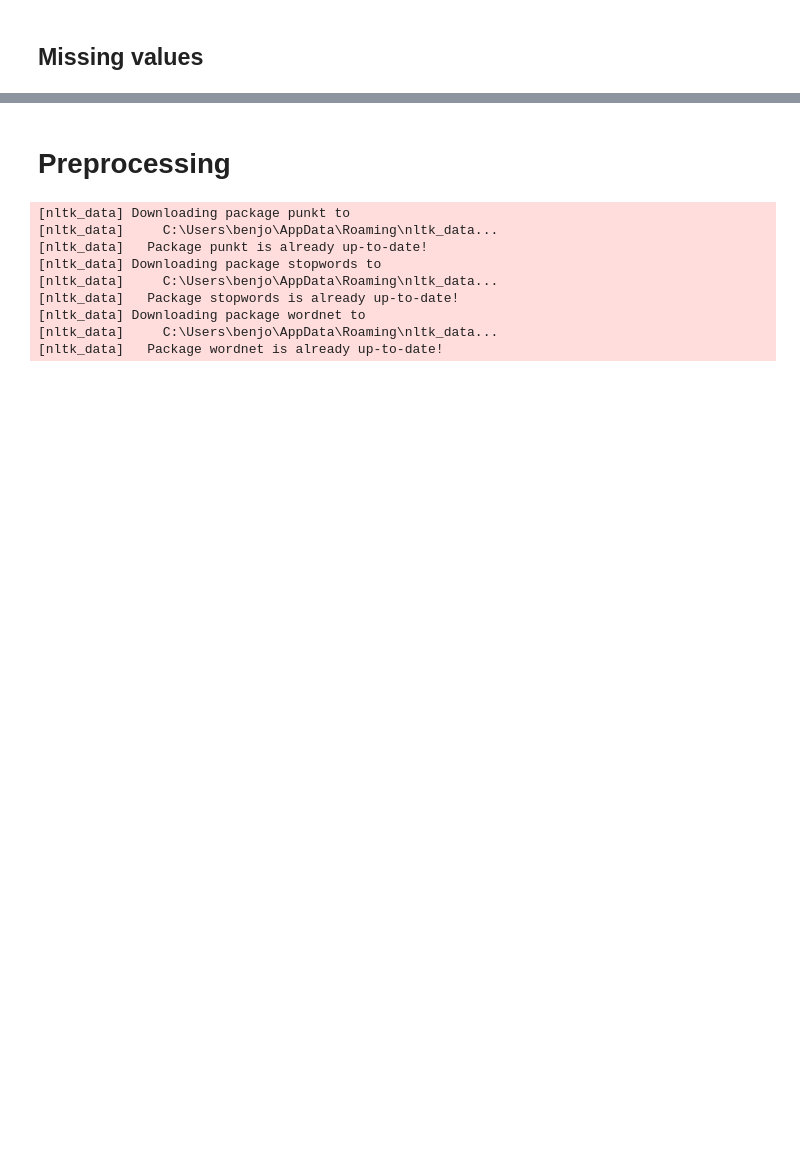
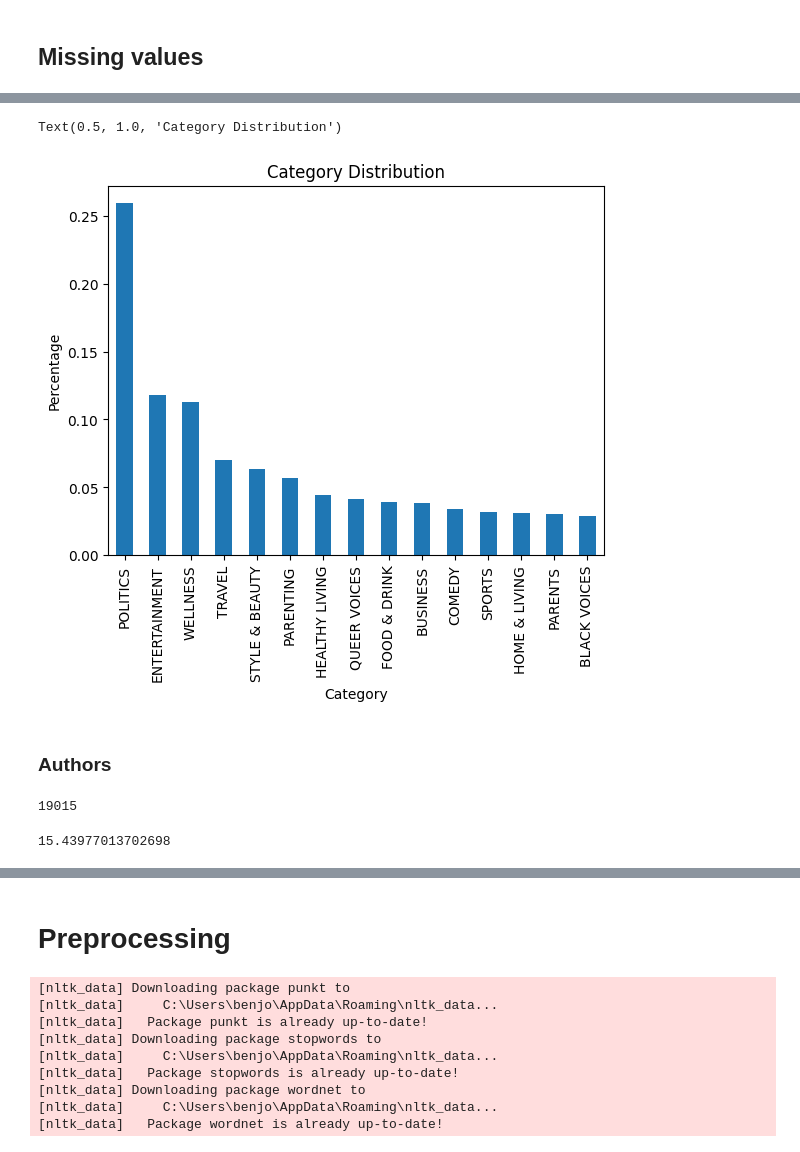
Before and after one commit to benjordan98/intelligent_sys_assignment2, a Jupyter notebook: code.ipynb, the cells around one changed output, grey strips where cells are left out. Cells and saved outputs as stored; diff of their text form; code cells hidden in the pictures; blank space fills up the shorter version.

```diff
--- a/code.ipynb
+++ b/code.ipynb
@@ -59,3 +65,8 @@ df['link'] = df['link'].astype(str)
 df['short_description'] = df['short_description'].astype(str)
 # category as a category
 df['category'] = df['category'].astype('category')
+# %%
+# round date to nearest day
+df['day'] = df['date'].dt.floor('d')
+# huh only one unique date
+df['day'].describe()
@@ -61,0 +91,3 @@ df['category'] = df['category'].astype('category')
+# %%
+# turn date into time as all the same day
+df['time'] = df['date'].dt.time
@@ -133,0 +195,3 @@ df = df[df['headline'] != '']
+# %%
+# TODO: for now I will just remove all observations with empty strings (missing values)
+df = df[(df != '').all(1)]
@@ -133,0 +224,21 @@ df = df[df['headline'] != '']
+# %%
+(df['category'].value_counts() / df.shape[0]).plot(kind='bar')
+# add labels
+plt.xlabel('Category')
+plt.ylabel('Percentage')
+plt.title('Category Distribution')
+# %% [output]
+Text(0.5, 1.0, 'Category Distribution')
+[figure, added]
+# %% [markdown]
+### Authors
+# %%
+# unique authors count
+len(df['authors'].unique())
+# %% [output]
+19015
+# %%
+# Number of authors with less than 10 articles
+(df['authors'].value_counts() < 10).sum() / df.shape[0] * 100
+# %% [output]
+15.43977013702698
```
Also changed, not shown: parts of 82 cells of this notebook.
